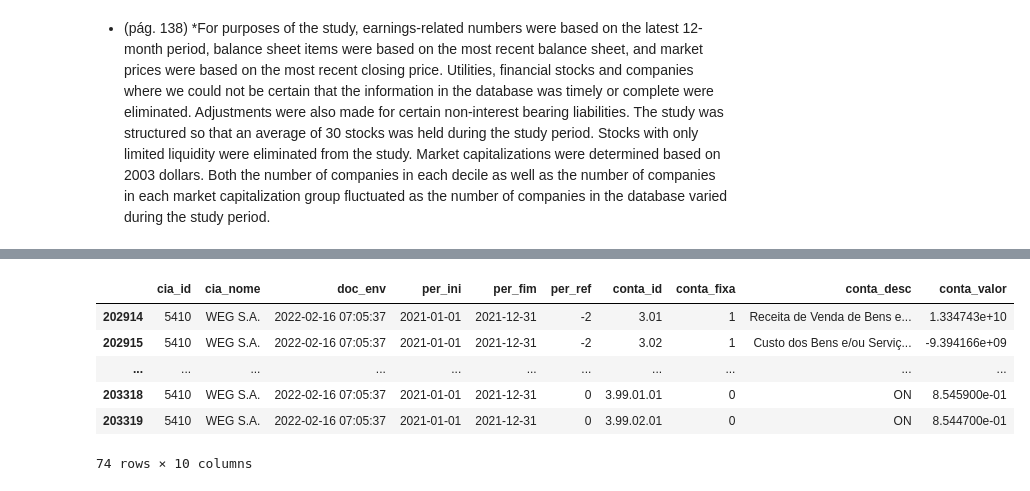
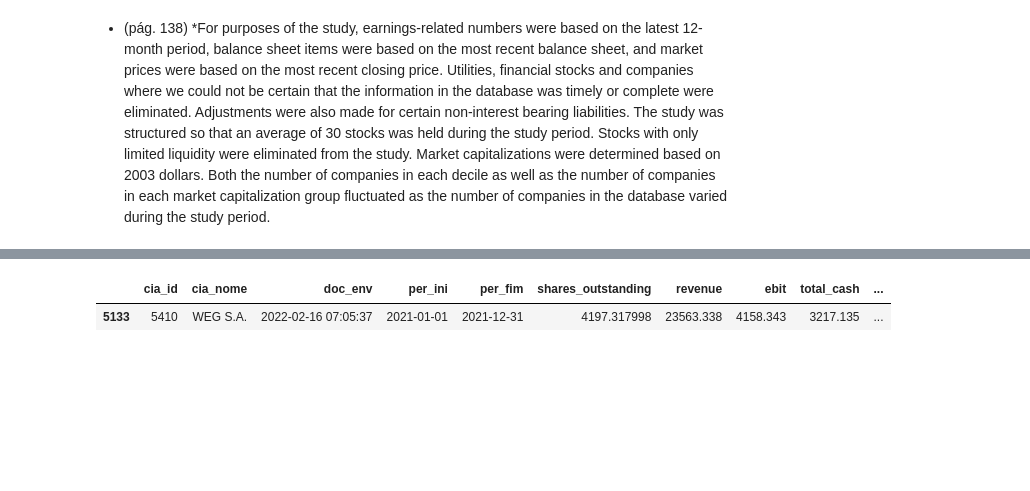
Before and after one commit to AlgebraQuant/MagicFormula, a Jupyter notebook: src/2_magic_financials.ipynb, the cells around one changed output, grey strips where cells are left out. Saved outputs shown, nothing was run; the diff lists cells and outputs as text; code cells hidden in the pictures; blank space fills up the shorter version.

```diff
--- a/src/2_magic_financials.ipynb
+++ b/src/2_magic_financials.ipynb
@@ -7,8 +7,8 @@ pd.options.display.max_rows = 4
 TAX_RATE = 0.34
 # %%
 # Lendo a base diretamente do S3 -> são mais de 10 milhões de linhas contábeis!
-# df = pd.read_feather("s3://aq-dl/FinancialStatements/dataset.feather")
-df = pd.read_feather("/mnt/aq_disk/data/FinancialStatements/dataset.feather")
+# df = pd.read_feather("s3://aq-dl/FinancialStatements/processed/dataset.feather")
+df = pd.read_feather("/mnt/aq_disk/data/FinancialStatements/processed/dataset.feather")
 print('Number of companies available for backtesting:', df.cia_id.nunique())
 df
 # %% [output]
@@ -55,11 +54,0 @@ Number of companies available for backtesting: 585
-# %%
-# Versão inicial: somente dados auditados serão usados -> (DFP)
-df.query('doc_tp == "DFP"', inplace=True)
-# Remover colunas que não serão usadas no backtesting
-# doc_ref -> já está implícito no período inicial e no final
-# doc_ver e doc_id -> o controle da versão do documento será feito pela horário
-# de envio e pelo empresa
-df.drop(columns=["doc_tp", "doc_arq", "doc_ref", "doc_ver", "doc_id"], inplace=True)
-df.reset_index(drop=True, inplace=True)
-print('Number of companies available for backtesting:', df.cia_id.nunique())
-df
@@ -75,10 +54,0 @@ Number of companies available for backtesting: 585
-# %%
-# Iremos simular somente com dados consolidados (CON)
-# Os dados com o número de ações foram estão no balanço individual (IND)
-# A conta que interessa é a "9.01.03" -> "Total de Ações (Capital Integralizado)"
-df.query('dem_tp == "CON" or conta_id == "9.01.03"', inplace=True)
-# Remover coluna que não será mais usada no backtesting
-df.drop(columns=["dem_tp"], inplace=True)
-df.reset_index(drop=True, inplace=True)
-print('Number of companies available for backtesting:', df.cia_id.nunique())
-df
@@ -106,9 +57,10 @@ df.sort_values(['cia_id', 'per_fim', 'per_ref', 'conta_id'])
 # %%
 # Pelo que está no livro, somentes os indicadores dos últimos 12 meses serão usados.
-# Logo, podemos descartar períodos que não são o corrente -> per_ref == 0
-# df.query('per_ref == 0', inplace=True)
-# Remover coluna que não será mais usada no backtesting
-# df.drop(columns=["per_ref"], inplace=True)
+# Logo, podemos descartar períodos que não são o corrente
+# somente dados auditados e consolidados serão usados -> DFP e CON
+df.query('doc_tp == "DFP" and dem_tp == "CON" and per_ref == 0', inplace=True)
+# Remover colunas que não serão usadas no backtesting
+df.drop(columns=["doc_tp", "dem_tp", "per_ref"], inplace=True)
 df.reset_index(drop=True, inplace=True)
 print('Number of companies available for backtesting:', df.cia_id.nunique())
 df
@@ -150,10 +76,5 @@ Logo, para usar a fórmula precisamos filtrar as empresas por:
 # %%
-df.query('conta_id.str.startswith("3") and cia_id == 5410 and per_fim == "2021-12-31"')
+df.query('cia_id == 5410 and per_fim == "2021-12-31"')
 # %% [output]
-|  | cia_id | cia_nome | doc_env | per_ini | per_fim | per_ref | conta_id | conta_fixa | conta_desc | conta_valor |
-| 202914 | 5410 | WEG S.A. | 2022-02-16 07:05:37 | 2021-01-01 | 2021-12-31 | -2 | 3.01 | 1 | Receita de Venda de Bens e... | 1.334743e+10 |
-| 202915 | 5410 | WEG S.A. | 2022-02-16 07:05:37 | 2021-01-01 | 2021-12-31 | -2 | 3.02 | 1 | Custo dos Bens e/ou Serviç... | -9.394166e+09 |
-| ... | ... | ... | ... | ... | ... | ... | ... | ... | ... | ... |
-| 203318 | 5410 | WEG S.A. | 2022-02-16 07:05:37 | 2021-01-01 | 2021-12-31 | 0 | 3.99.01.01 | 0 | ON | 8.545900e-01 |
-| 203319 | 5410 | WEG S.A. | 2022-02-16 07:05:37 | 2021-01-01 | 2021-12-31 | 0 | 3.99.02.01 | 0 | ON | 8.544700e-01 |
+|  | cia_id | cia_nome | doc_env | per_ini | per_fim | shares_outstanding | revenue | ebit | total_cash | ... |
+| 5133 | 5410 | WEG S.A. | 2022-02-16 07:05:37 | 2021-01-01 | 2021-12-31 | 4197.317998 | 23563.338 | 4158.343 | 3217.135 | ... |
-74 rows × 10 columns
```
Also changed, not shown: parts of 25 cells of this notebook, 7 other files.
